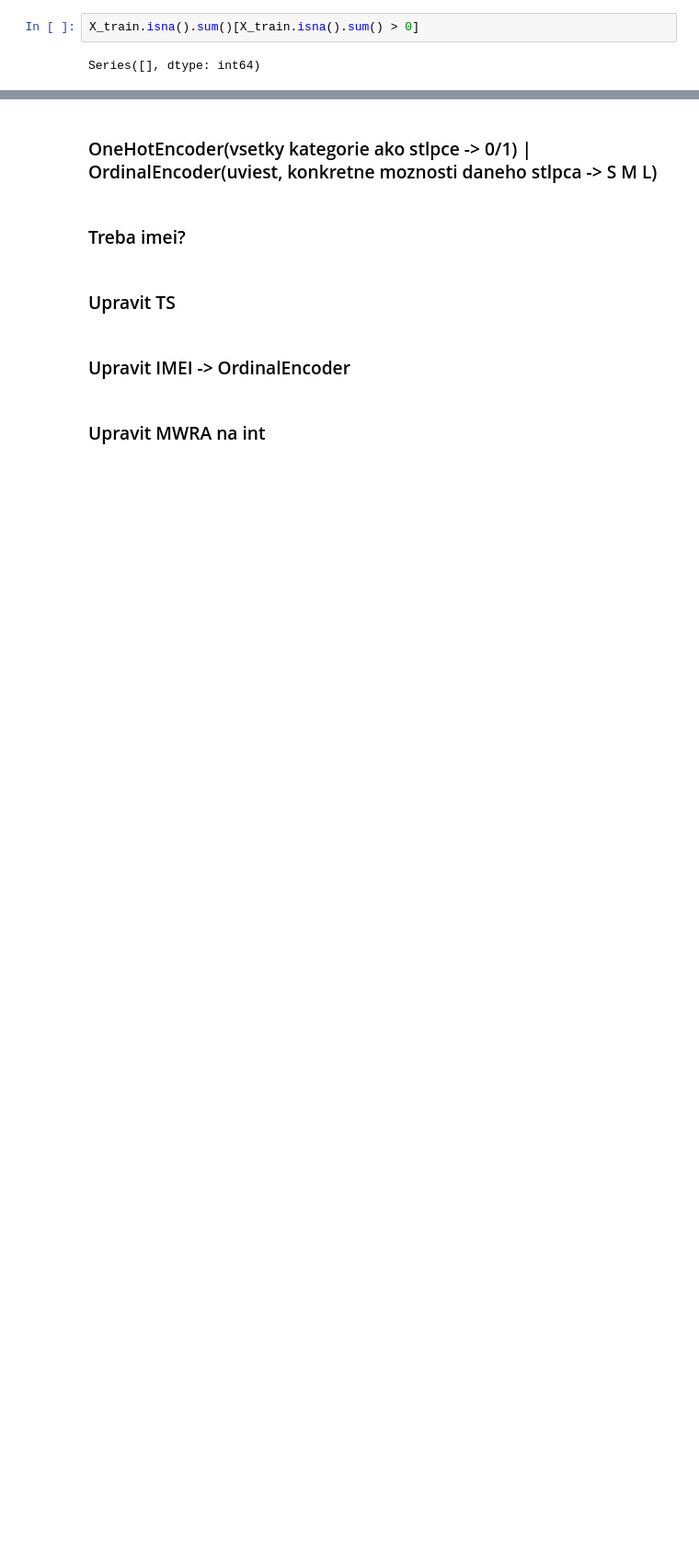
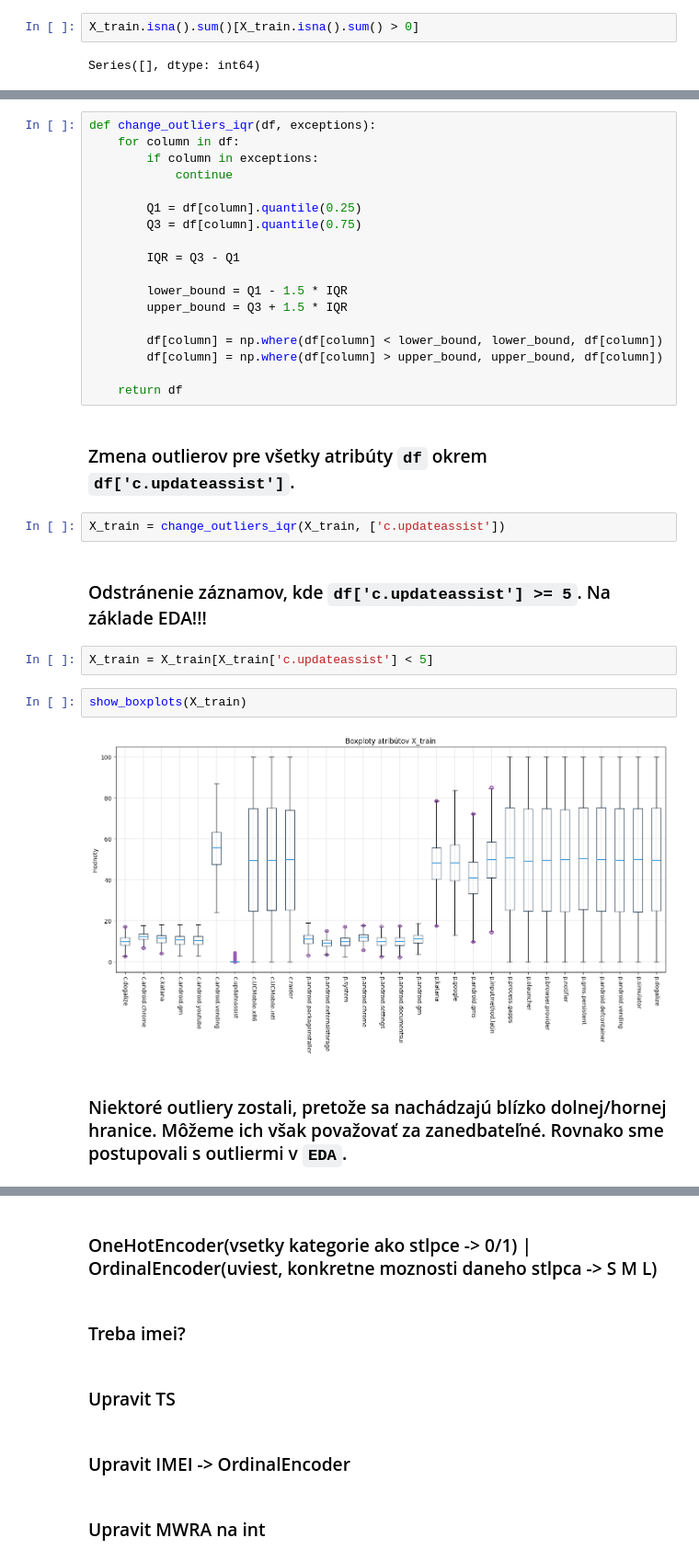
Before and after one commit to Mmathieus/IAU-project, a Jupyter notebook: zadanie2.ipynb, the cells around one changed output, grey strips where cells are left out. Shown: that part at 92% size. Saved outputs shown, nothing was run; the diff lists cells and outputs as text; blank space fills up the shorter version.

```diff
--- a/zadanie2.ipynb
+++ b/zadanie2.ipynb
@@ -66,0 +114,32 @@ for i in sorted_ids:
+# %%
+def change_outliers_iqr(df, exceptions):
+    for column in df:
+        if column in exceptions:
+            continue
+
+        Q1 = df[column].quantile(0.25)
+        Q3 = df[column].quantile(0.75)
+
+        IQR = Q3 - Q1
+
+        lower_bound = Q1 - 1.5 * IQR
+        upper_bound = Q3 + 1.5 * IQR
+
+        df[column] = np.where(df[column] < lower_bound, lower_bound, df[column])
+        df[column] = np.where(df[column] > upper_bound, upper_bound, df[column])
+
+    return df
+# %% [markdown]
+### Zmena outlierov pre všetky atribúty `df` okrem `df['c.updateassist']`.
+# %%
+X_train = change_outliers_iqr(X_train, ['c.updateassist'])
+# %% [markdown]
+### Odstránenie záznamov, kde `df['c.updateassist'] >= 5`. Na základe EDA!!!
+# %%
+X_train = X_train[X_train['c.updateassist'] < 5]
+# %%
+show_boxplots(X_train)
+# %% [output]
+[figure, added]
+# %% [markdown]
+### Niektoré outliery zostali, pretože sa nachádzajú blízko dolnej/hornej hranice. Môžeme ich však považovať za zanedbateľné. Rovnako sme postupovali s outliermi v `EDA`.
```
Also changed, not shown: parts of 20 cells of this notebook, 1 other file.
